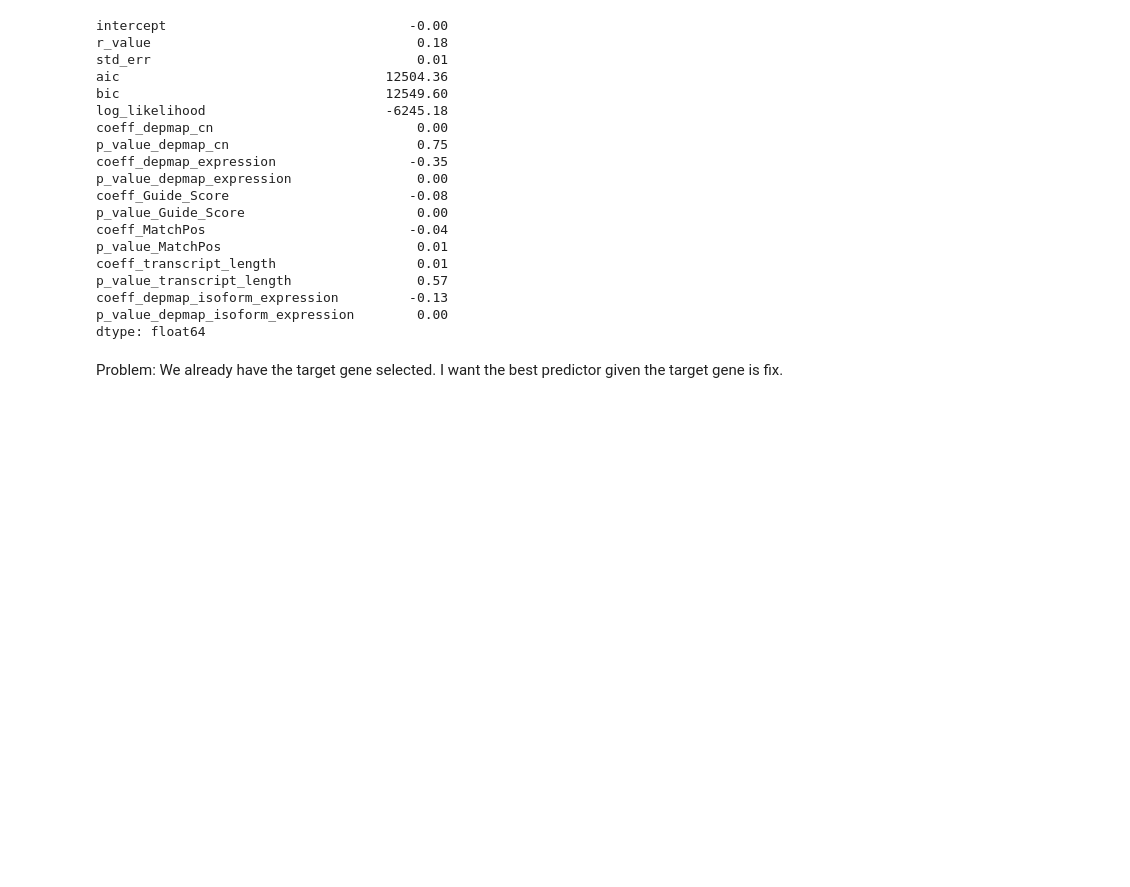
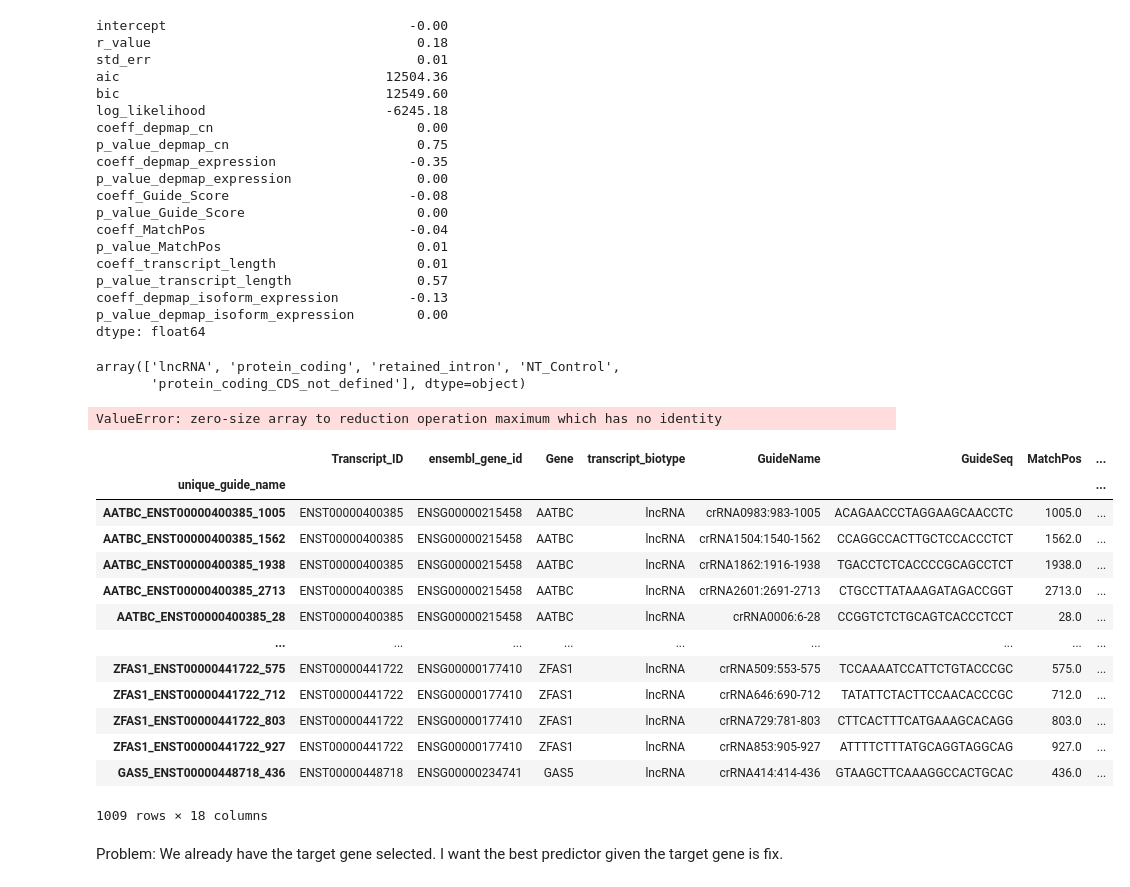
Before and after one commit to stefanpeidli/SYM101, a Jupyter notebook: notebooks/SYM101_linear_statistical_models.ipynb, the cells around one changed output. Cells and saved outputs as stored; diff of their text form; code cells hidden in the pictures; blank space fills up the shorter version.

```diff
--- a/notebooks/SYM101_CNE_statistical_models.ipynb
+++ b/notebooks/SYM101_linear_statistical_models.ipynb
@@ -834,6 +853,35 @@ p_value_transcript_length                0.57
 coeff_depmap_isoform_expression         -0.13
 p_value_depmap_isoform_expression        0.00
 dtype: float64
+# %%
+data.transcript_biotype.unique()
+# %% [output]
+array(['lncRNA', 'protein_coding', 'retained_intron', 'NT_Control',
+       'protein_coding_CDS_not_defined'], dtype=object)
+# %%
+data = df_sym.copy()
+ykey = 'avgFC'
+regression_results_nc = pd.Series(OLS_regression(data[data.transcript_biotype == 'lncRNA'], ykey, verbose=False))  #filters????
+regression_results_pc = pd.Series(OLS_regression(data[data.transcript_biotype == 'protein_coding'], ykey, verbose=False))
+# %% [output]
+ValueError: zero-size array to reduction operation maximum which has no identity
+# %%
+data[data.transcript_biotype == 'lncRNA']
+# %% [output]
+|  | Transcript_ID | ensembl_gene_id | Gene | transcript_biotype | GuideName | GuideSeq | MatchPos | ... |
+| unique_guide_name |  |  |  |  |  |  |  | ... |
+| AATBC_ENST00000400385_1005 | ENST00000400385 | ENSG00000215458 | AATBC | lncRNA | crRNA0983:983-1005 | ACAGAACCCTAGGAAGCAACCTC | 1005.0 | ... |
+| AATBC_ENST00000400385_1562 | ENST00000400385 | ENSG00000215458 | AATBC | lncRNA | crRNA1504:1540-1562 | CCAGGCCACTTGCTCCACCCTCT | 1562.0 | ... |
+| AATBC_ENST00000400385_1938 | ENST00000400385 | ENSG00000215458 | AATBC | lncRNA | crRNA1862:1916-1938 | TGACCTCTCACCCCGCAGCCTCT | 1938.0 | ... |
+| AATBC_ENST00000400385_2713 | ENST00000400385 | ENSG00000215458 | AATBC | lncRNA | crRNA2601:2691-2713 | CTGCCTTATAAAGATAGACCGGT | 2713.0 | ... |
+| AATBC_ENST00000400385_28 | ENST00000400385 | ENSG00000215458 | AATBC | lncRNA | crRNA0006:6-28 | CCGGTCTCTGCAGTCACCCTCCT | 28.0 | ... |
+| ... | ... | ... | ... | ... | ... | ... | ... | ... |
+| ZFAS1_ENST00000441722_575 | ENST00000441722 | ENSG00000177410 | ZFAS1 | lncRNA | crRNA509:553-575 | TCCAAAATCCATTCTGTACCCGC | 575.0 | ... |
+| ZFAS1_ENST00000441722_712 | ENST00000441722 | ENSG00000177410 | ZFAS1 | lncRNA | crRNA646:690-712 | TATATTCTACTTCCAACACCCGC | 712.0 | ... |
+| ZFAS1_ENST00000441722_803 | ENST00000441722 | ENSG00000177410 | ZFAS1 | lncRNA | crRNA729:781-803 | CTTCACTTTCATGAAAGCACAGG | 803.0 | ... |
+| ZFAS1_ENST00000441722_927 | ENST00000441722 | ENSG00000177410 | ZFAS1 | lncRNA | crRNA853:905-927 | ATTTTCTTTATGCAGGTAGGCAG | 927.0 | ... |
+| GAS5_ENST00000448718_436 | ENST00000448718 | ENSG00000234741 | GAS5 | lncRNA | crRNA414:414-436 | GTAAGCTTCAAAGGCCACTGCAC | 436.0 | ... |
+1009 rows × 18 columns
 # %% [markdown]
 Problem: We already have the target gene selected. I want the best predictor given the target gene is fix.
 # %%
```
Also changed, not shown: parts of 8 cells of this notebook, 5 other files.
